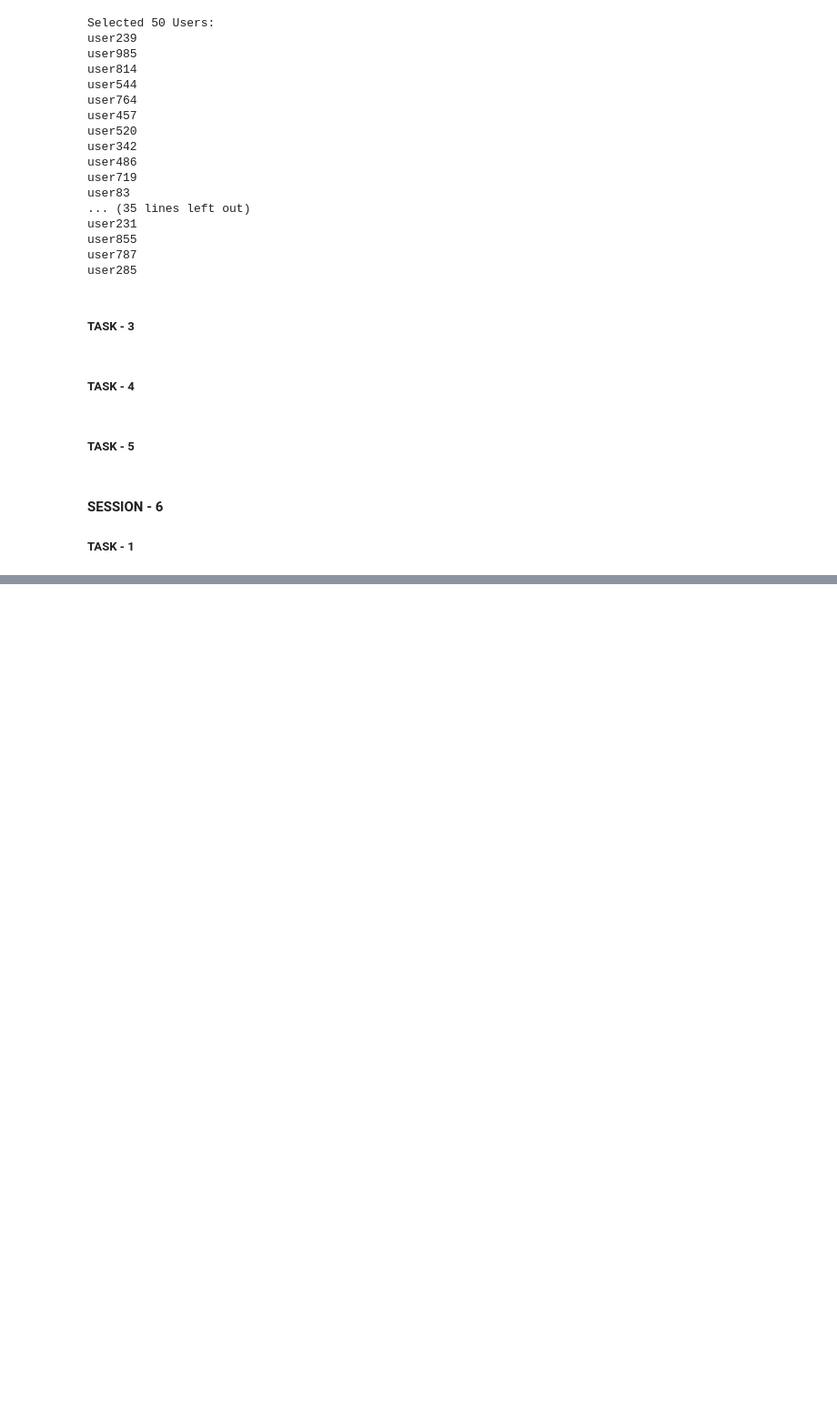
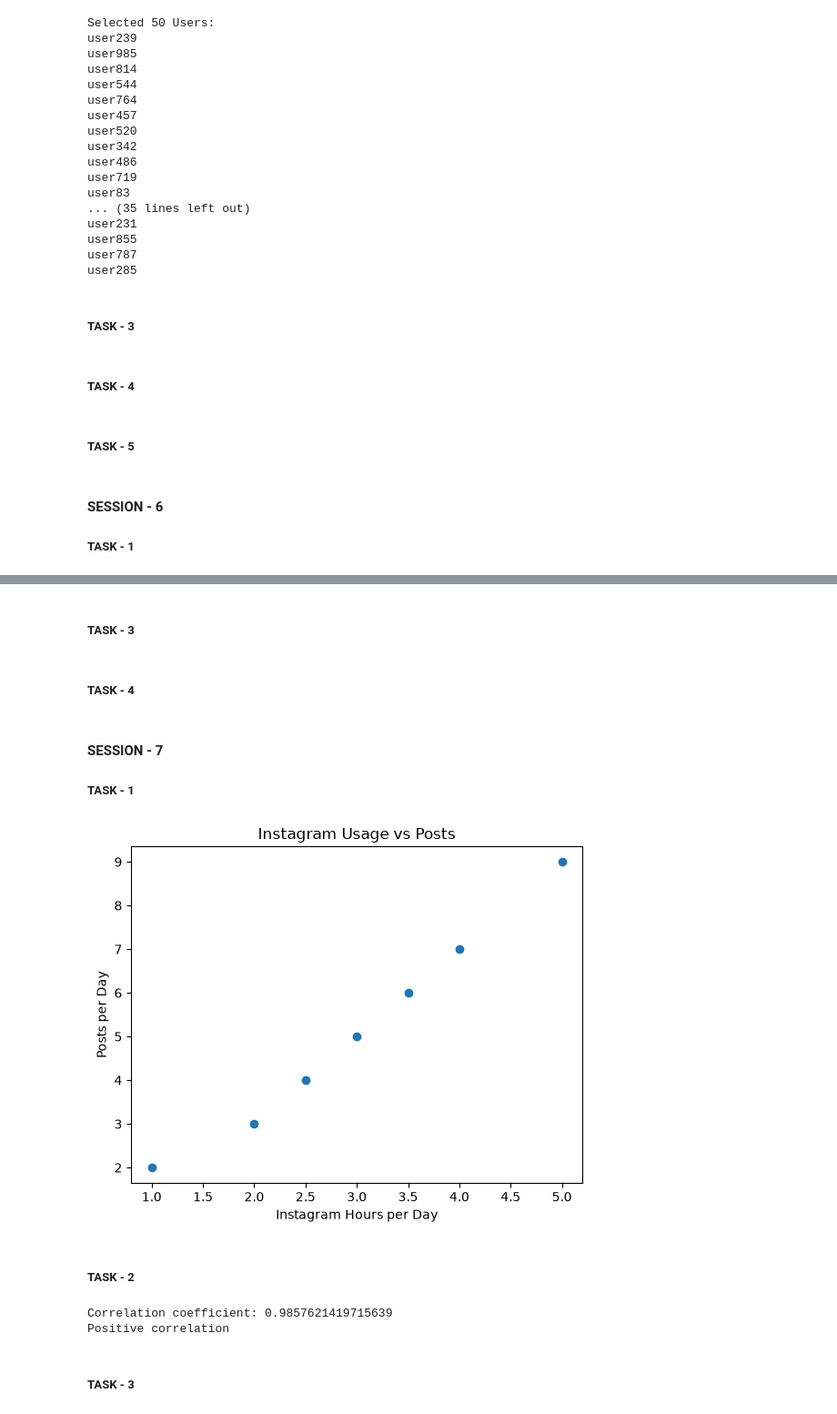
Before and after one commit to hardikdamani/STATES, a Jupyter notebook: STATISTIC.ipynb, the cells around one changed output, grey strips where cells are left out. Shown at 91% size. Saved outputs shown, nothing was run; the diff lists cells and outputs as text; code cells hidden in the pictures; blank space fills up the shorter version.

Commit message:
update session and task

```diff
--- a/STATISTIC.ipynb
+++ b/STATISTIC.ipynb
@@ -508,0 +520,2 @@ TypeError: bad operand type for abs(): 't_gen'
+# %% [markdown]
+##### TASK - 3
@@ -508,0 +573,2 @@ TypeError: bad operand type for abs(): 't_gen'
+# %% [markdown]
+##### TASK - 4
@@ -508,0 +597,17 @@ TypeError: bad operand type for abs(): 't_gen'
+# %% [markdown]
+#### SESSION - 7
+##### TASK - 1
+# %%
+import matplotlib.pyplot as plt
+
+instagram_hours = [1, 2, 2.5, 3, 3.5, 4, 5]
+posts = [2, 3, 4, 5, 6, 7, 9]
+
+plt.scatter(instagram_hours, posts)
+
+plt.xlabel("Instagram Hours per Day")
+plt.ylabel("Posts per Day")
+plt.title("Instagram Usage vs Posts")
+plt.show()
+# %% [output]
+[figure, added]
@@ -508,0 +617,23 @@ TypeError: bad operand type for abs(): 't_gen'
+# %% [markdown]
+##### TASK - 2
+# %%
+import numpy as np
+
+zomato_orders = [5, 8, 10, 12, 15, 18]
+swiggy_orders = [4, 7, 9, 13, 14, 17]
+
+correlation = np.corrcoef(zomato_orders, swiggy_orders)[0, 1]
+
+print("Correlation coefficient:", correlation)
+
+if correlation > 0:
+    print("Positive correlation")
+elif correlation < 0:
+    print("Negative correlation")
+else:
+    print("Zero correlation")
+# %% [output]
+Correlation coefficient: 0.9857621419715639
+Positive correlation
+# %% [markdown]
+##### TASK - 3
```
Also changed, not shown: parts of 55 cells of this notebook.
